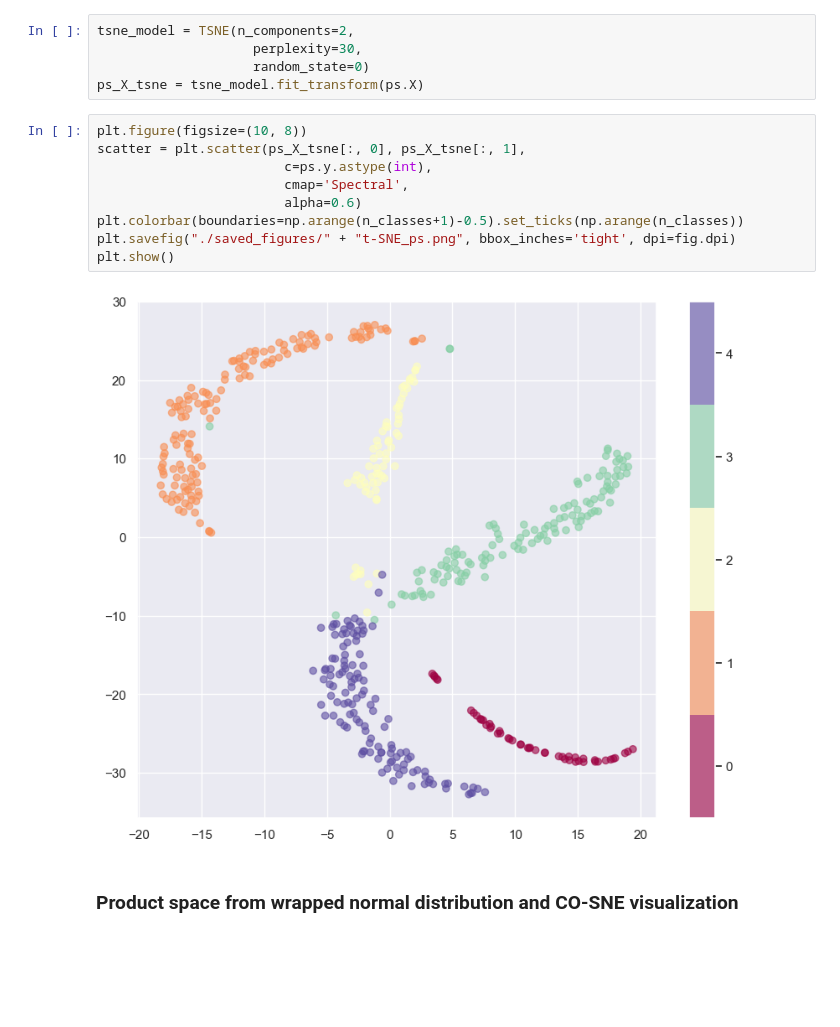
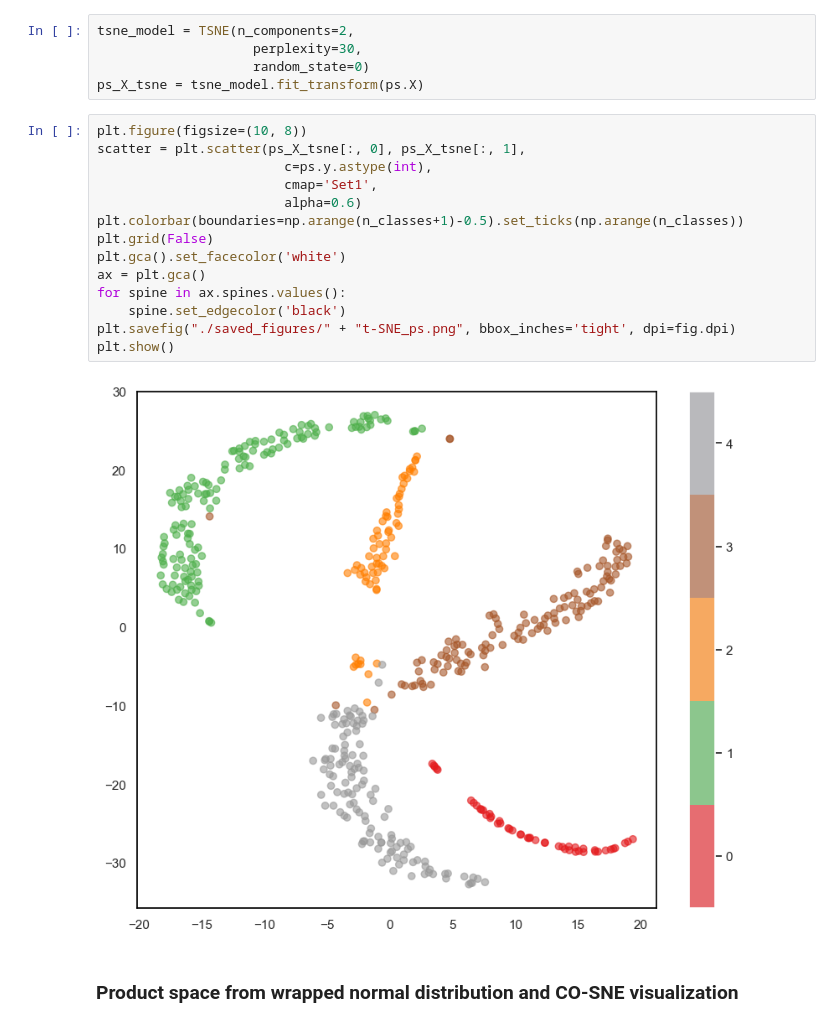
Before and after one commit to qc2321/PS-SNE, a Jupyter notebook: ps_sne.ipynb, the cells around one changed output. Saved outputs shown, nothing was run; the diff lists cells and outputs as text; blank space fills up the shorter version.

```diff
--- a/ps_sne.ipynb
+++ b/ps_sne.ipynb
@@ -215,14 +215,19 @@ ps_X_tsne = tsne_model.fit_transform(ps.X)
 # %%
 plt.figure(figsize=(10, 8))
 scatter = plt.scatter(ps_X_tsne[:, 0], ps_X_tsne[:, 1],
                         c=ps.y.astype(int),
-                        cmap='Spectral',
+                        cmap='Set1',
                         alpha=0.6)
 plt.colorbar(boundaries=np.arange(n_classes+1)-0.5).set_ticks(np.arange(n_classes))
+plt.grid(False)
+plt.gca().set_facecolor('white')
+ax = plt.gca()
+for spine in ax.spines.values():
+    spine.set_edgecolor('black')
 plt.savefig("./saved_figures/" + "t-SNE_ps.png", bbox_inches='tight', dpi=fig.dpi)
 plt.show()
 # %% [output]
-[figure, old version]
+[figure, new version]
 # %% [markdown]
 ### Product space from wrapped normal distribution and CO-SNE visualization
 # %%
```
Also changed, not shown: parts of 8 cells of this notebook, 12 other files.
